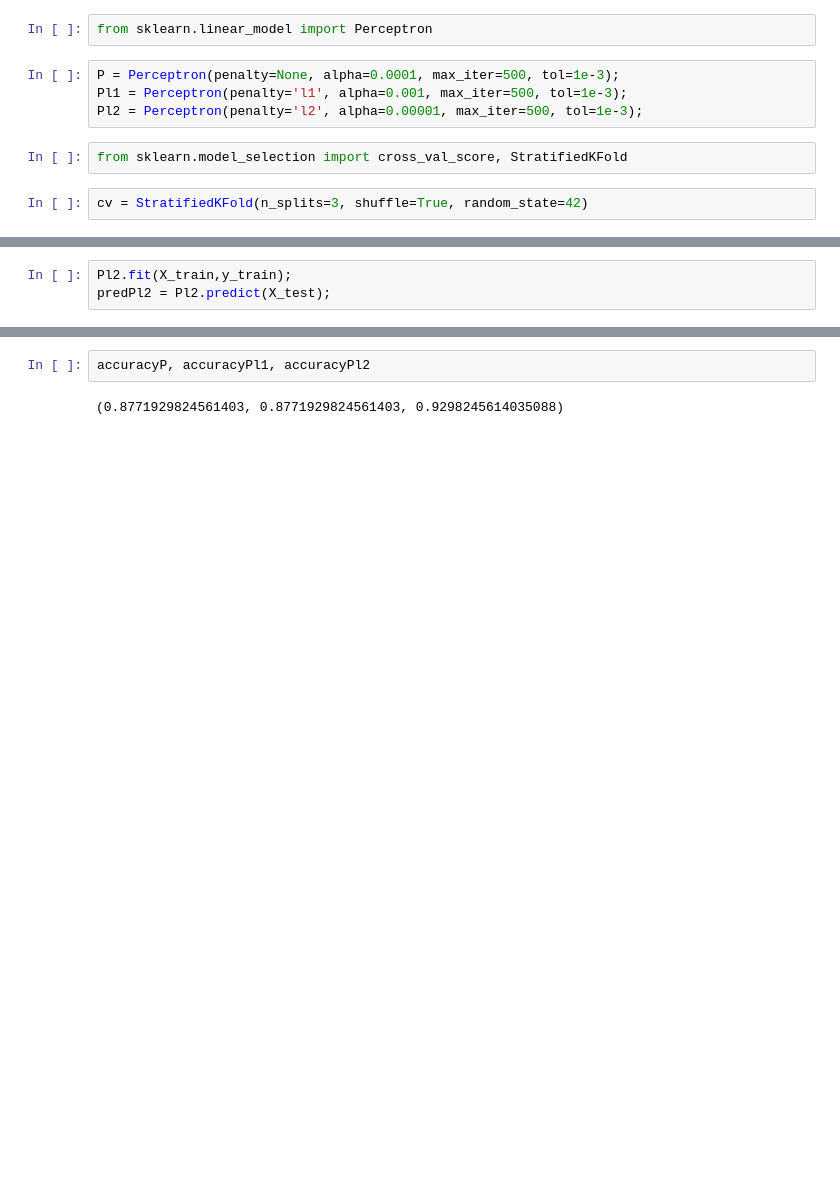
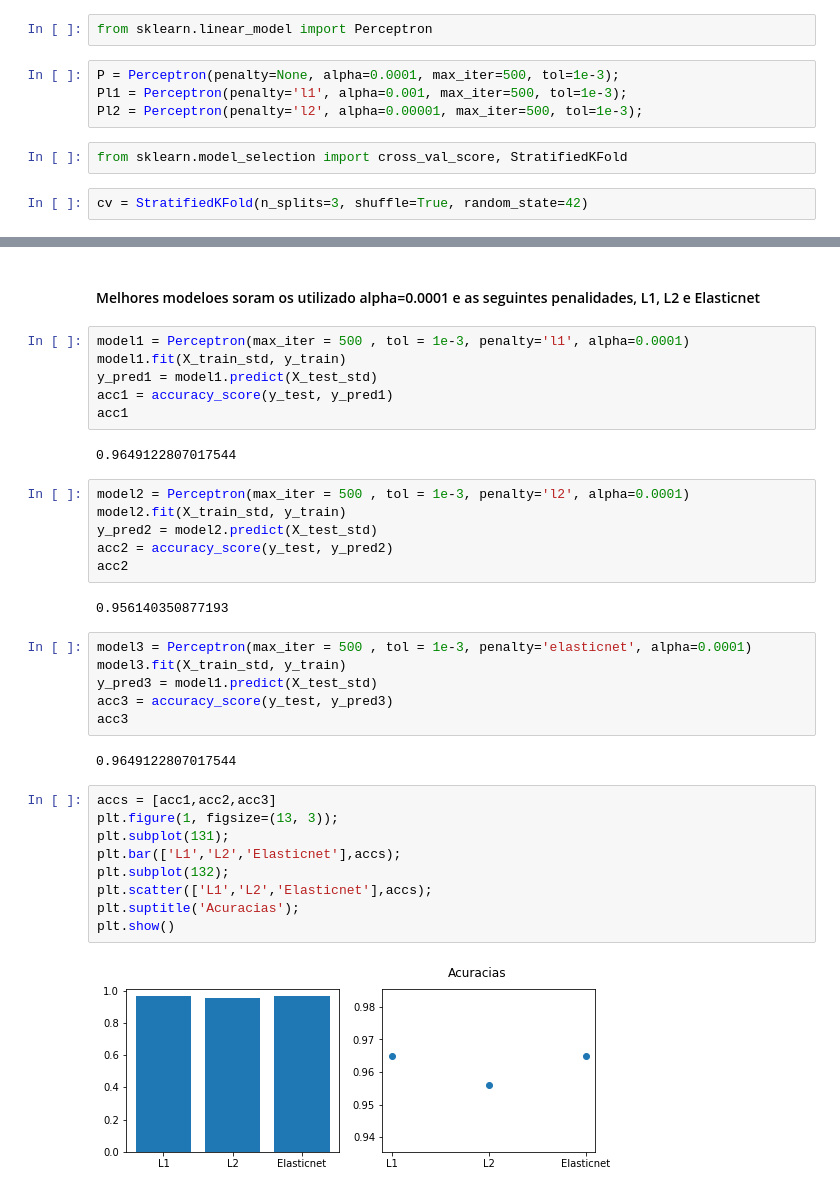
Before and after one commit to michelmelo25/Machine-Learning, a Jupyter notebook: Lista 7/WDBC.ipynb, the cells around one changed output, grey strips where cells are left out. Cells and saved outputs as stored; diff of their text form; blank space fills up the shorter version.

```diff
--- a/Lista 7/WDBC.ipynb
+++ b/Lista 7/WDBC.ipynb
@@ -149,3 +170,0 @@ predPl1 = Pl1.predict(X_test);
-# %%
-Pl2.fit(X_train,y_train);
-predPl2 = Pl2.predict(X_test);
@@ -160,4 +171,37 @@ accuracyPl2 = accuracy_score(y_test,predPl2)
-# %%
-accuracyP, accuracyPl1, accuracyPl2
-# %% [output]
-(0.8771929824561403, 0.8771929824561403, 0.9298245614035088)
+# %% [markdown]
+#### Melhores modeloes soram os utilizado alpha=0.0001 e as seguintes penalidades, L1, L2 e Elasticnet
+# %%
+model1 = Perceptron(max_iter = 500 , tol = 1e-3, penalty='l1', alpha=0.0001)
+model1.fit(X_train_std, y_train)
+y_pred1 = model1.predict(X_test_std)
+acc1 = accuracy_score(y_test, y_pred1)
+acc1
+# %% [output]
+0.9649122807017544
+# %%
+model2 = Perceptron(max_iter = 500 , tol = 1e-3, penalty='l2', alpha=0.0001)
+model2.fit(X_train_std, y_train)
+y_pred2 = model2.predict(X_test_std)
+acc2 = accuracy_score(y_test, y_pred2)
+acc2
+# %% [output]
+0.956140350877193
+# %%
+model3 = Perceptron(max_iter = 500 , tol = 1e-3, penalty='elasticnet', alpha=0.0001)
+model3.fit(X_train_std, y_train)
+y_pred3 = model1.predict(X_test_std)
+acc3 = accuracy_score(y_test, y_pred3)
+acc3
+# %% [output]
+0.9649122807017544
+# %%
+accs = [acc1,acc2,acc3]
+plt.figure(1, figsize=(13, 3));
+plt.subplot(131);
+plt.bar(['L1','L2','Elasticnet'],accs);
+plt.subplot(132);
+plt.scatter(['L1','L2','Elasticnet'],accs);
+plt.suptitle('Acuracias');
+plt.show()
+# %% [output]
+[figure, added]
```
Also changed, not shown: parts of 12 cells of this notebook.
